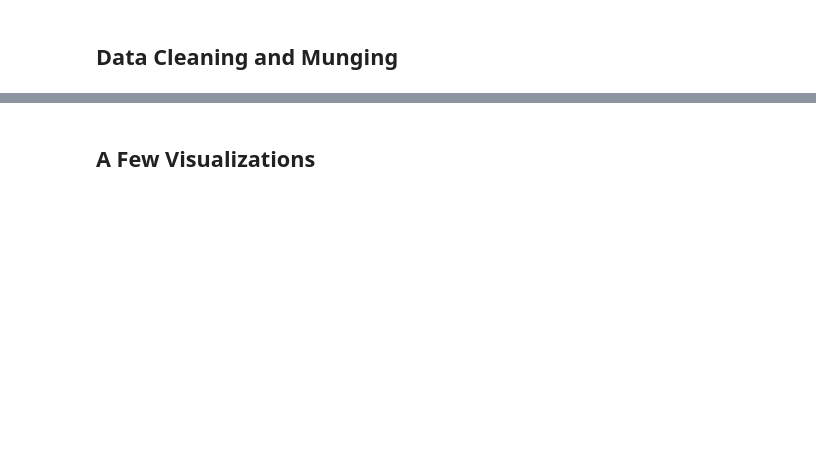
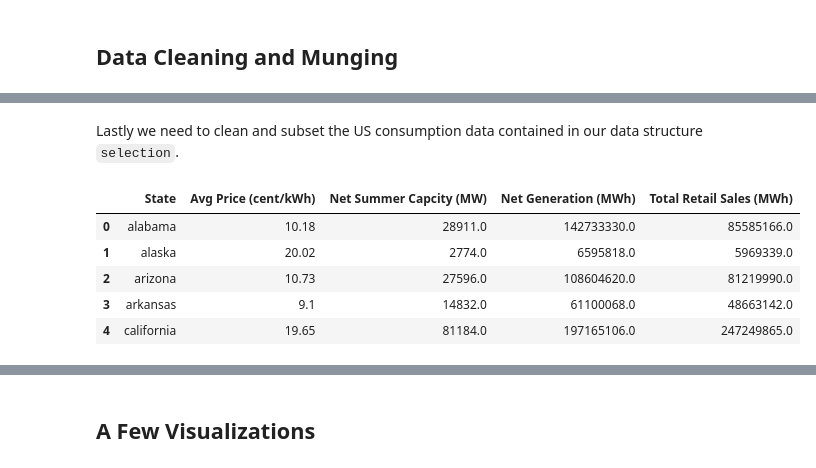
Before and after one commit to JGrtrx/STAT4185-proj, a Jupyter notebook: Gratrix_Jacob_project.ipynb, the cells around one changed output, grey strips where cells are left out. Drawn from its saved outputs; the diff is of its cells as text; code cells hidden in the pictures; blank space fills up the shorter version.

```diff
--- a/Gratrix_Jacob_project.ipynb
+++ b/Gratrix_Jacob_project.ipynb
@@ -98,2 +103,11 @@ for iso in interconnections:
+# %%
+url = 'https://www.eia.gov/electricity/state/'
+req = requests.get(url)
+assert (req.status_code == 200)
+# %%
+content = bs(req.content, 'html.parser')
+sel_tab = content.select('td')
+
+selection = [str(a) for a in sel_tab]
 # %% [markdown]
 ## Data Cleaning and Munging
@@ -99,0 +150,44 @@ for iso in interconnections:
+# %% [markdown]
+Lastly we need to clean and subset the US consumption data contained in our data structure `selection`.
+# %%
+states = []
+avg_price = []
+net_sum_cap = []
+net_gen = []
+retail_sales = []
+
+i = 0
+for s in selection[:]:
+    if i % 5 == 0:
+        states.append(re.findall(r'"(.*?)"', s))
+    elif i % 5 == 1:
+        avg_price.append(re.findall(r'[\d,]+\.\d+', s))
+    elif i % 5 == 2:
+        net_sum_cap.append(re.findall(r'[\d,]+\d+', s))
+    elif i % 5 == 3:
+        net_gen.append(re.findall(r'[\d,]+\d+', s))
+    elif i % 5 == 4:
+        retail_sales.append(re.findall(r'[\d,]+\d+', s))
+    i += 1
+
+for i in [states, avg_price, net_sum_cap, net_gen, retail_sales]:
+    for j in range(len(i)):
+        i[j] = str(i[j][0]).strip()
+
+states = pd.Series(states, dtype='str')
+avg_price = pd.Series(avg_price, dtype='float64')
+net_sum_cap = pd.Series(net_sum_cap).apply(lambda x: x.replace(',', '')).astype(np.float64)
+net_gen = pd.Series(net_gen).apply(lambda x: x.replace(',', '')).astype(np.float64)
+retail_sales = pd.Series(retail_sales).apply(lambda x: x.replace(',', '')).astype(np.float64)
+
+consumption = pd.DataFrame([states, avg_price, net_sum_cap, net_gen, retail_sales]).transpose()
+consumption.columns = ['State', 'Avg Price (cent/kWh)', 'Net Summer Capcity (MW)', 'Net Generation (MWh)', 'Total Retail Sales (MWh)']
+
+consumption.head()
+# %% [output]
+|  | State | Avg Price (cent/kWh) | Net Summer Capcity (MW) | Net Generation (MWh) | Total Retail Sales (MWh) |
+| 0 | alabama | 10.18 | 28911.0 | 142733330.0 | 85585166.0 |
+| 1 | alaska | 20.02 | 2774.0 | 6595818.0 | 5969339.0 |
+| 2 | arizona | 10.73 | 27596.0 | 108604620.0 | 81219990.0 |
+| 3 | arkansas | 9.1 | 14832.0 | 61100068.0 | 48663142.0 |
+| 4 | california | 19.65 | 81184.0 | 197165106.0 | 247249865.0 |
```
Also changed, not shown: parts of 18 cells of this notebook.
